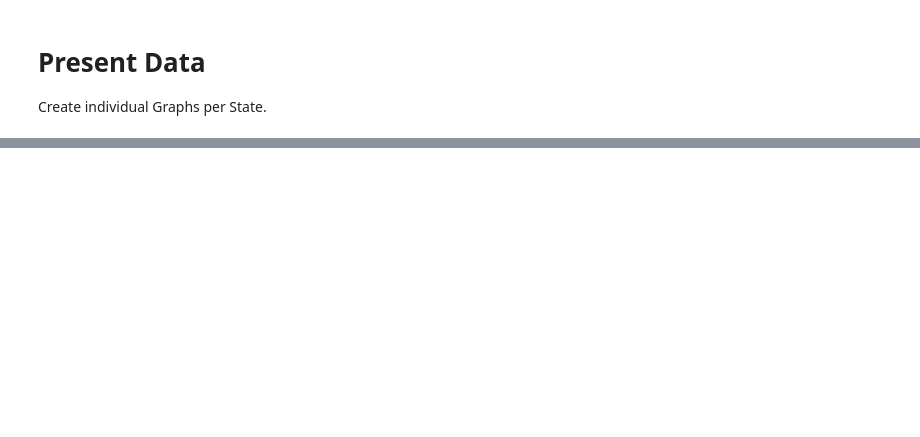
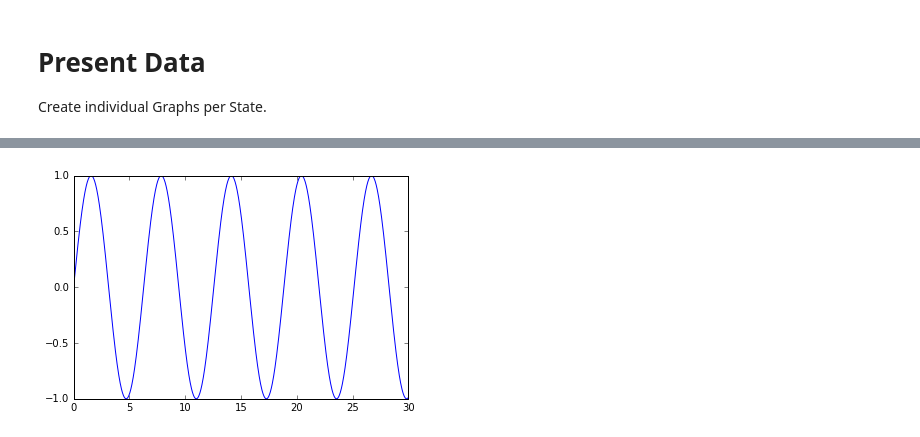
Before and after one commit to jamka1902/Python-Course, a Jupyter notebook: Python-Lesson-4-Pandas-Part-3.ipynb, the cells around one changed output, grey strips where cells are left out. Drawn from its saved outputs; the diff is of its cells as text; code cells hidden in the pictures; blank space fills up the shorter version.

```diff
--- a/Python-Lesson-4-Pandas-Part-3.ipynb
+++ b/Python-Lesson-4-Pandas-Part-3.ipynb
@@ -827,0 +405,9 @@ KeyError: 'the label [FL] is not in the [index]'
+# %%
+x = np.linspace(0,30,1000)
+# %%
+y = np.sin(x)
+# %%
+plt.plot(x,y)
+plt.show()
+# %% [output]
+[figure, added]
```
Also changed, not shown: parts of 51 cells of this notebook, 4 other files.
